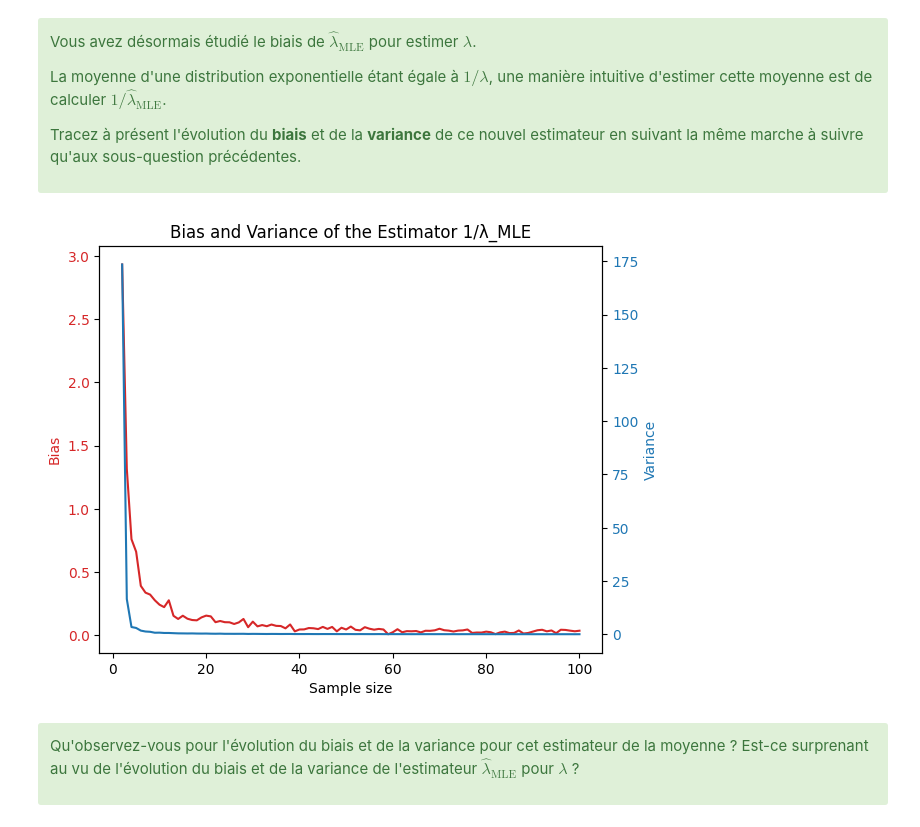
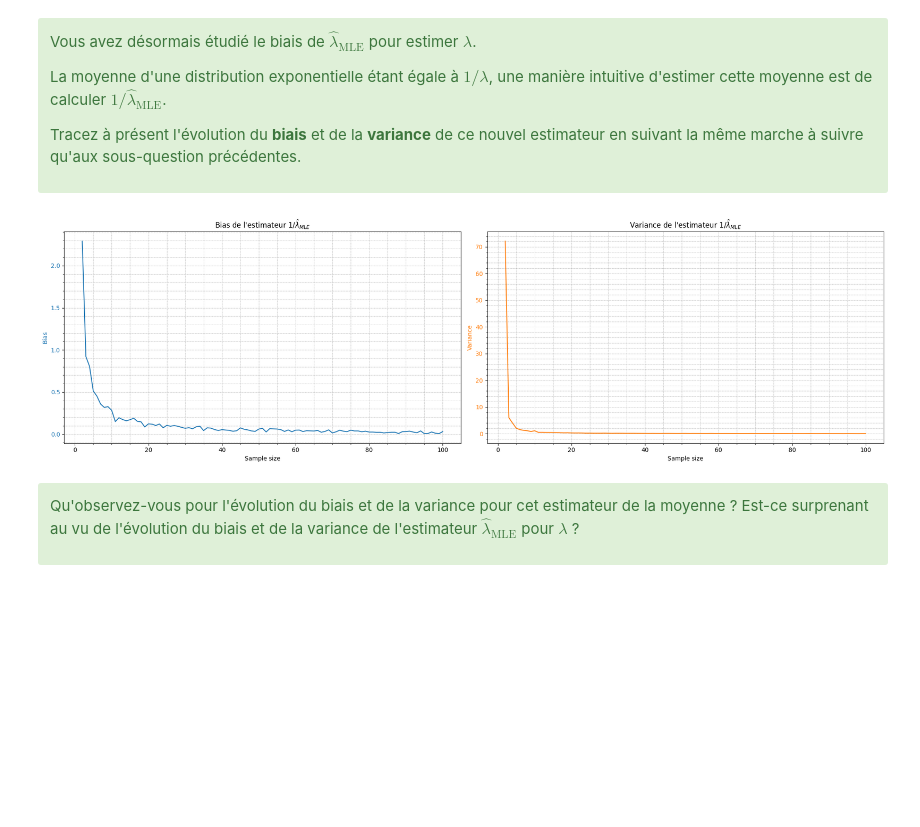
Before and after one commit to LeJzer03/Stat.-Devoir---Github, a Jupyter notebook: math0487_hw1_student.ipynb, the cells around one changed output. Cells and saved outputs as stored; diff of their text form; code cells hidden in the pictures; blank space fills up the shorter version.

```diff
--- a/math0487_hw1_student.ipynb
+++ b/math0487_hw1_student.ipynb
@@ -795,48 +854,55 @@ lambda_mle_estimate = lambda_mle
 sample_sizes = range(2, 101)
 
 # Initialize lists to store bias and variance
 biases = []
 variances = []
 
 # Loop over different sample sizes
 for n in sample_sizes:
     # Generate n samples from an exponential distribution with the given lambda
     samples = np.random.exponential(1/lambda_mle_estimate, (500, n))
 
     # Calculate the mean of each sample
     sample_means = np.mean(samples, axis=1)
 
     # Calculate the estimate of lambda for each sample
     lambda_estimates = 1 / sample_means
 
     # Calculate the bias
     bias = np.mean(lambda_estimates) - lambda_mle_estimate
     biases.append(bias)
 
     # Calculate the variance
     variance = np.var(lambda_estimates)
     variances.append(variance)
 
-# Plot the bias and variance
-fig, ax1 = plt.subplots()
+# Tracé des deux graphiques côte à côte
+fig, axs = plt.subplots(1, 2, figsize=(20, 6))
 
-color = 'tab:red'
-ax1.set_xlabel('Sample size')
-ax1.set_ylabel('Bias', color=color)
-ax1.plot(sample_sizes, biases, color=color)
-ax1.tick_params(axis='y', labelcolor=color)
+# Premier graphique : Biais
+color = 'tab:blue'
+axs[0].set_xlabel('Sample size')
+axs[0].set_ylabel('Bias', color=color)
+axs[0].plot(sample_sizes, biases, color=color, label='Biais de 1/$\\hat{\\lambda}_{MLE}$')
+axs[0].tick_params(axis='y', labelcolor=color)
+axs[0].minorticks_on()
+axs[0].grid(which='both', linestyle='--', linewidth=0.5)
+axs[0].set_title('Bias de l\'estimateur 1/$\\hat{\\lambda}_{MLE}$')
 
-ax2 = ax1.twinx()
-color = 'tab:blue'
-ax2.set_ylabel('Variance', color=color)
-ax2.plot(sample_sizes, variances, color=color)
-ax2.tick_params(axis='y', labelcolor=color)
+# Deuxième graphique : Variance
+color = 'tab:orange'
+axs[1].set_xlabel('Sample size')
+axs[1].set_ylabel('Variance', color=color)
+axs[1].plot(sample_sizes, variances, color=color, label='Variance de 1/$\\hat{\\lambda}_{MLE}$')
+axs[1].tick_params(axis='y', labelcolor=color)
+axs[1].minorticks_on()
+axs[1].grid(which='both', linestyle='--', linewidth=0.5)
+axs[1].set_title('Variance de l\'estimateur 1/$\\hat{\\lambda}_{MLE}$')
 
-fig.tight_layout()
-plt.title('Bias and Variance of the Estimator 1/λ_MLE')
+plt.tight_layout()
 plt.show()
 # %% [output]
-[figure, old version]
+[figure, new version]
 # %% [markdown]
 <div class="alert-success">
 
```
Also changed, not shown: parts of 6 cells of this notebook.
